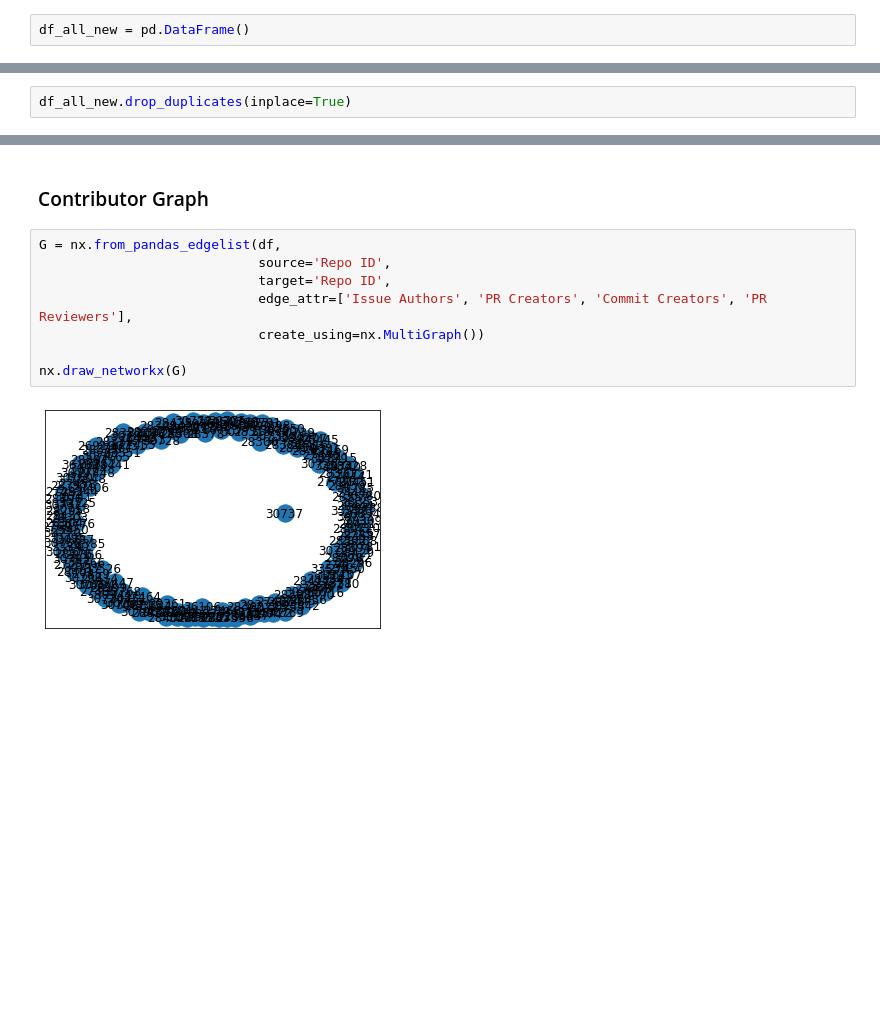
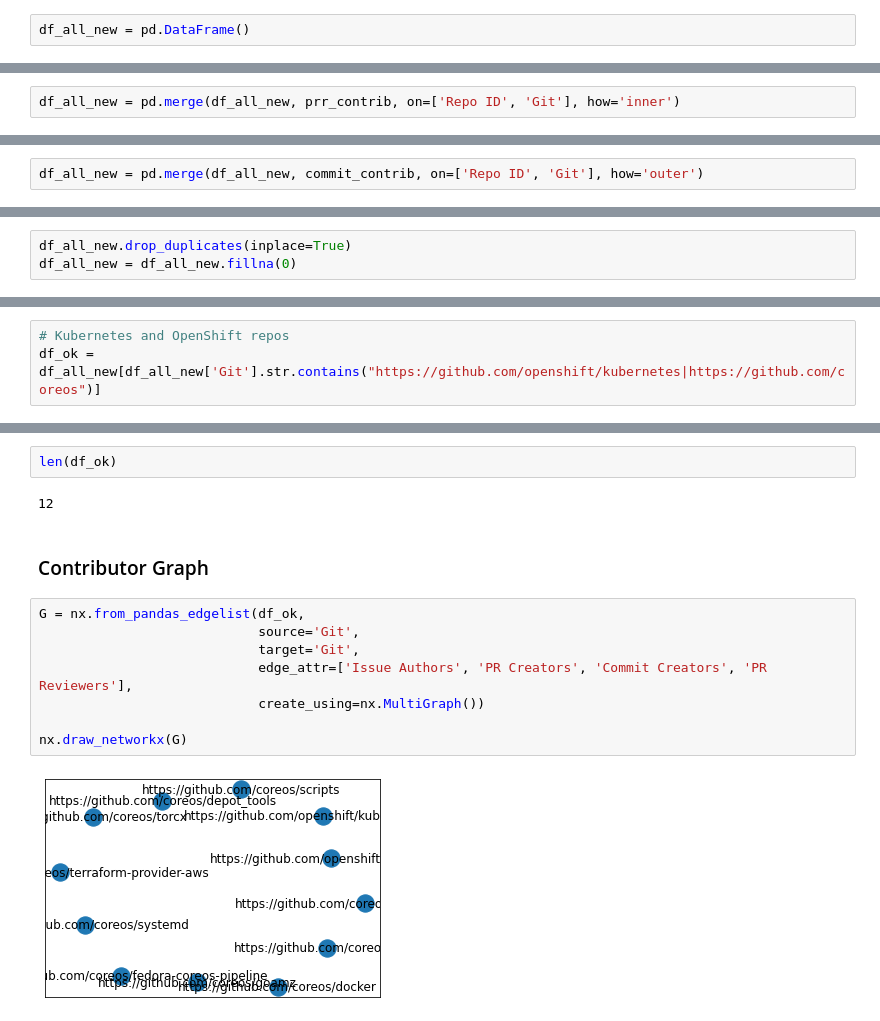
Before and after one commit to hemajv/sandiego, a Jupyter notebook: notebooks/contributors_per_repo.ipynb, the cells around one changed output, grey strips where cells are left out. Drawn from its saved outputs; the diff is of its cells as text; blank space fills up the shorter version.

```diff
--- a/notebooks/contributors_per_repo.ipynb
+++ b/notebooks/contributors_per_repo.ipynb
@@ -287,0 +311,2 @@ df_all_new.head()
+# %%
+df_all_new = pd.merge(df_all_new, prr_contrib, on=['Repo ID', 'Git'], how='inner')
@@ -287,0 +322,2 @@ df_all_new.head()
+# %%
+df_all_new = pd.merge(df_all_new, commit_contrib, on=['Repo ID', 'Git'], how='outer')
@@ -288,2 +333,3 @@ df_all_new.head()
 # %%
 df_all_new.drop_duplicates(inplace=True)
+df_all_new = df_all_new.fillna(0)
@@ -314,0 +368,3 @@ dtype: int64
+# %%
+# Kubernetes and OpenShift repos
+df_ok = df_all_new[df_all_new['Git'].str.contains("https://github.com/openshift/kubernetes|https://github.com/coreos")]
@@ -315,15 +387,19 @@ dtype: int64
+# %%
+len(df_ok)
+# %% [output]
+12
 # %% [markdown]
 ### Contributor Graph
 # %%
-G = nx.from_pandas_edgelist(df,
-                            source='Repo ID',
-                            target='Repo ID',
+G = nx.from_pandas_edgelist(df_ok,
+                            source='Git',
+                            target='Git',
                             edge_attr=['Issue Authors', 'PR Creators', 'Commit Creators', 'PR Reviewers'],
                             create_using=nx.MultiGraph())
 
 nx.draw_networkx(G)
 # %% [output]
-[figure, old version]
+[figure, new version]
 # %%
 print(nx.info(G))
 # %% [output]
```
Also changed, not shown: parts of 37 cells of this notebook.
